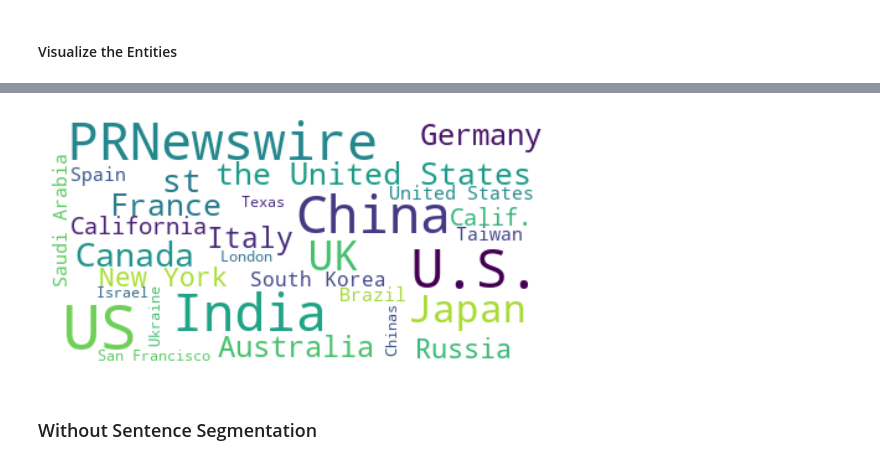
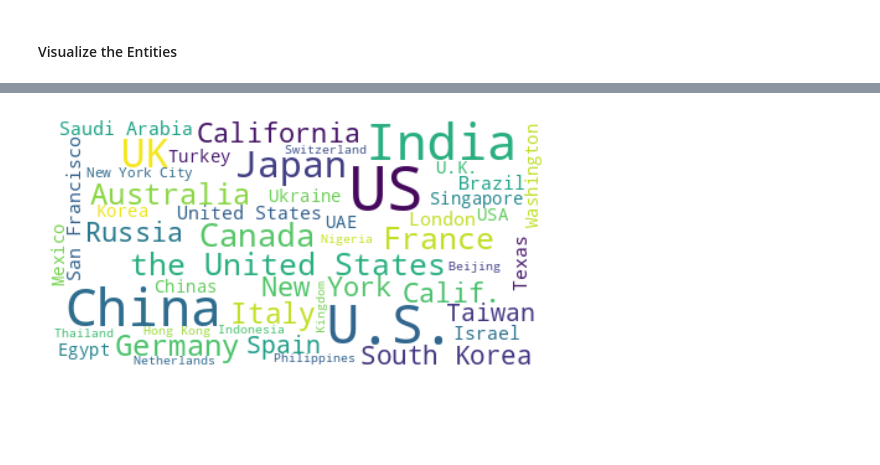
Before and after one commit to slvhuang/Final-Project-NLP, a Jupyter notebook: 5_entity_identification.ipynb, the cells around one changed output, grey strips where cells are left out. Drawn from its saved outputs; the diff is of its cells as text; code cells hidden in the pictures; blank space fills up the shorter version.

```diff
--- a/5_entity_identification.ipynb
+++ b/5_entity_identification.ipynb
@@ -229,0 +209,8 @@ ner_spacy_ntext_sen_df.to_csv(path + 'ner_spacy_ntext_sen_df.csv', index=False)
+# %%
+%%time
+
+# reload dataframe from csv
+
+path = "gs://nlp-final-project-data/result/"
+ner_spacy_ntext_sen_df = pd.read_csv(path + 'ner_spacy_ntext_sen_df.csv')
+ner_spacy_ntext_sen_df.shape
@@ -266,0 +407,4 @@ spacy_org_sen_top30
+# %%
+# filter only the entities labelled as location and count the number of occurences
+spacy_loc_sen_top50 = ner_spacy_ntext_sen_df[ner_spacy_ntext_sen_df['Labels'] == 'GPE'].groupby(['Entities', 'Labels']).size().reset_index().rename(columns={0:'count'}).sort_values('count', ascending=False).head(50)
+spacy_loc_sen_top50
@@ -266,0 +429,4 @@ spacy_org_sen_top30
+# %%
+# drop rows that does not make sense
+spacy_loc_sen_top50 = spacy_loc_sen_top50.drop([28556, 50413, 720])
+spacy_loc_sen_top50
@@ -344,17 +582,15 @@ spacy_loc_sen_top30
 # %%
-# plot a word cloud
+# Wordcloud for Location entities
 
-word_counts = spacy_loc_sen_top30.set_index('Entities')['count'].to_dict()
+word_counts = spacy_loc_sen_top50.set_index('Entities')['count'].to_dict()
 
 # Create the word cloud
 wordcloud = WordCloud(max_font_size=50, max_words=100, background_color='white').generate_from_frequencies(word_counts)
 
 # Plot the word cloud
 plt.figure()
 plt.imshow(wordcloud, interpolation='bilinear')
 plt.axis('off')
 plt.show()
 # %% [output]
-[figure, old version]
+[figure, new version]
-# %% [markdown]
-### Without Sentence Segmentation
```
Also changed, not shown: parts of 55 cells of this notebook.
